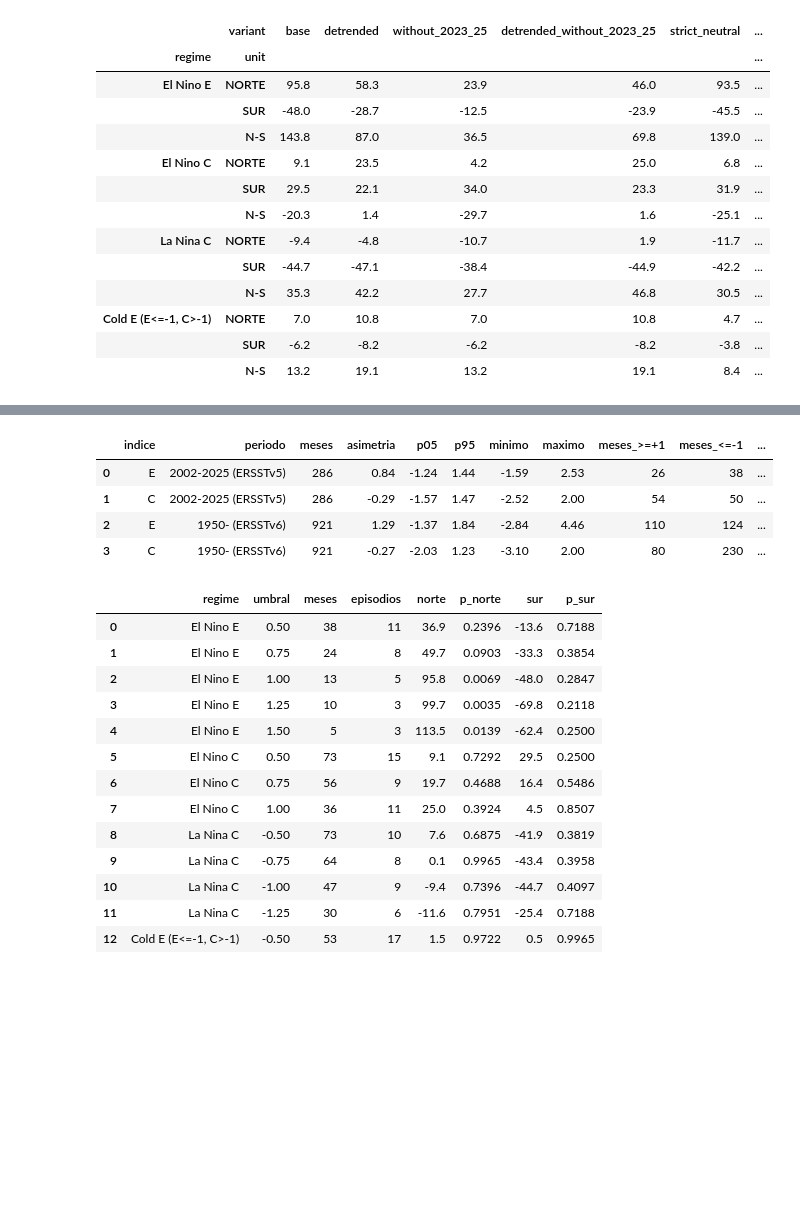
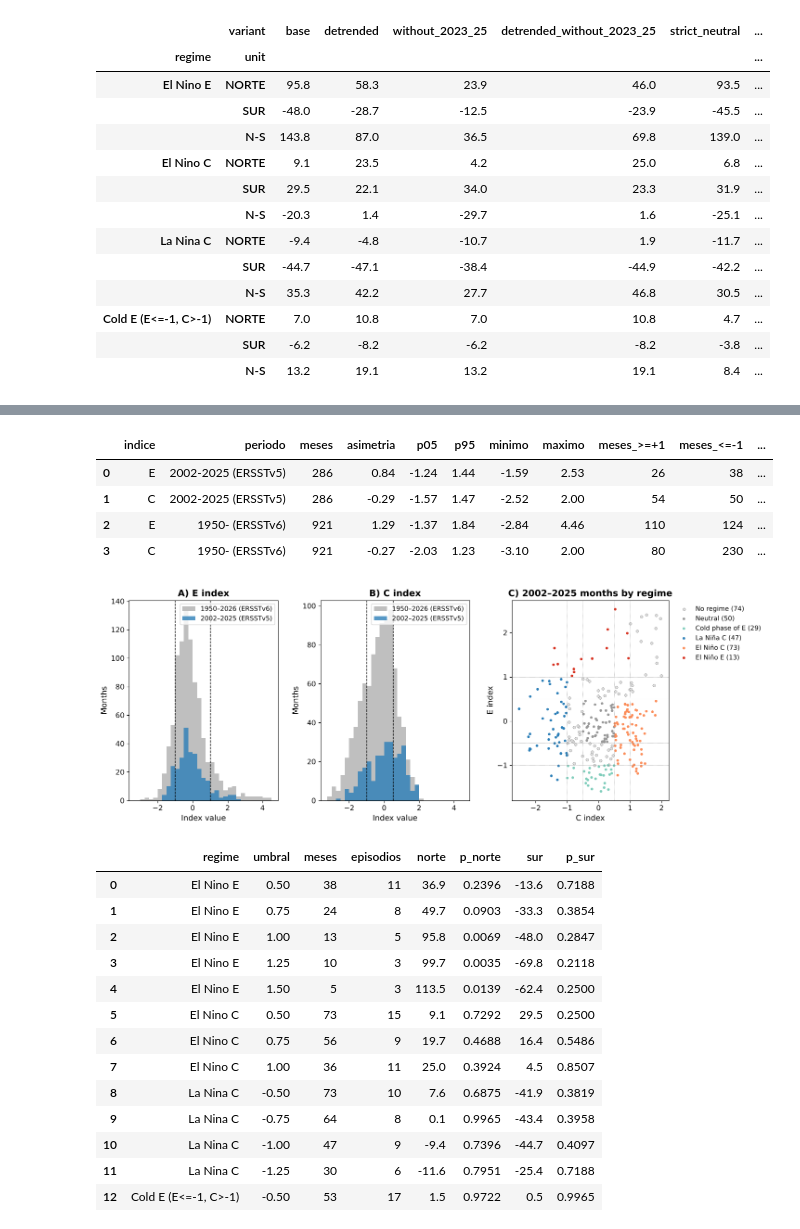
Before and after one commit to jnolorbe/hydrology-peru, a Jupyter notebook: notebooks/03_GRACE_TWS_Composites_by_Asymmetric_ENSO_Regimes.ipynb, the cells around one changed output, grey strips where cells are left out. Cells and saved outputs as stored; diff of their text form; code cells hidden in the pictures; blank space fills up the shorter version.

```diff
--- a/notebooks/03_GRACE_TWS_Composites_by_Asymmetric_ENSO_Regimes.ipynb
+++ b/notebooks/03_GRACE_TWS_Composites_by_Asymmetric_ENSO_Regimes.ipynb
@@ -676,5 +673,5 @@ grandes; C tiene la **cola fría larga** (las La Niña fuertes) y sus valores po
 # %%
-# ── Funciones comunes del repositorio (notebooks/comun.py) ─────────────────────
+# ── Shared repository functions (notebooks/comun.py) ───────────────────────────
 import sys, os, importlib
 sys.path.insert(0, os.path.join(REPO_NAME, 'notebooks'))
 import comun; importlib.reload(comun)
@@ -687,43 +684,44 @@ display(dist.round(2))
 v5 = cargar_ec(REPO_NAME, 'v5').loc['2002':'2025'].dropna()
 v6 = cargar_ec(REPO_NAME, 'v6')
 fig = plt.figure(figsize=(15, 5.6))
 gs = fig.add_gridspec(1, 3, width_ratios=[1, 1, 1.05], wspace=0.28)
-for k, (col6, nombre, umbrales) in enumerate((('e_index', 'Índice E', (1.0, -1.0)), ('c_index', 'Índice C', (0.5, -1.0)))):
+for k, (col6, name, thresholds) in enumerate((('e_index', 'E index', (1.0, -1.0)), ('c_index', 'C index', (0.5, -1.0)))):
     ax = fig.add_subplot(gs[0, k])
     bins = np.arange(-3.25, 4.75, 0.25)
     ax.hist(v6[col6], bins=bins, color='0.75', label='1950–2026 (ERSSTv6)')
     ax.hist(v5[col6.replace('e_index', 'E_index').replace('c_index', 'C_index')], bins=bins, color='#2c7fb8',
             alpha=0.8, label='2002–2025 (ERSSTv5)')
-    for u in umbrales:
+    for u in thresholds:
         ax.axvline(u, color='black', ls='--', lw=1)
-    ax.set_title(f'{"AB"[k]}) {nombre}', fontsize=14, fontweight='bold')
-    ax.set_xlabel('Valor del índice', fontsize=12); ax.set_ylabel('Meses', fontsize=12)
+    ax.set_title(f'{"AB"[k]}) {name}', fontsize=14, fontweight='bold')
+    ax.set_xlabel('Index value', fontsize=12); ax.set_ylabel('Months', fontsize=12)
     ax.tick_params(labelsize=11); ax.legend(fontsize=10)
 ax = fig.add_subplot(gs[0, 2])
 E, C = v5['E_index'].values, v5['C_index'].values
 lab = etiquetas_regimen(E, C)
-estilos = {0: ('Neutro', '0.6'), 1: ('El Niño E', '#d7301f'), 2: ('El Niño C', '#fc8d59'),
-           3: ('La Niña C', '#2c7fb8'), 4: ('Fase fría de E', '#7fcdbb'), -1: ('Sin régimen', '0.88')}
+styles = {0: ('Neutral', '0.6'), 1: ('El Niño E', '#d7301f'), 2: ('El Niño C', '#fc8d59'),
+          3: ('La Niña C', '#2c7fb8'), 4: ('Cold phase of E', '#7fcdbb'), -1: ('No regime', '0.88')}
 for k in (-1, 0, 4, 3, 2, 1):
     m = lab == k
-    ax.scatter(C[m], E[m], s=16, color=estilos[k][1], edgecolor='0.3' if k == -1 else 'none', lw=0.3,
-               label=f'{estilos[k][0]} ({m.sum()})')
+    ax.scatter(C[m], E[m], s=16, color=styles[k][1], edgecolor='0.3' if k == -1 else 'none', lw=0.3,
+               label=f'{styles[k][0]} ({m.sum()})')
 for x in (0.5, -0.5, 1.0, -1.0):
     ax.axvline(x, color='0.5', lw=0.6, ls=':')
 for y in (0.5, -0.5, 1.0, -1.0):
     ax.axhline(y, color='0.5', lw=0.6, ls=':')
-ax.set_xlabel('Índice C', fontsize=12); ax.set_ylabel('Índice E', fontsize=12)
-ax.set_title('C) Meses de 2002–2025 por régimen', fontsize=14, fontweight='bold')
+ax.set_xlabel('C index', fontsize=12); ax.set_ylabel('E index', fontsize=12)
+ax.set_title('C) 2002–2025 months by regime', fontsize=14, fontweight='bold')
 ax.tick_params(labelsize=11); ax.legend(fontsize=10, loc='upper left', bbox_to_anchor=(1.02, 1.0), frameon=False)
 if globals().get('OUT_FIG'):
     plt.savefig(OUT_FIG, dpi=200, bbox_inches='tight')
 plt.show()
 # %% [output]
 |  | indice | periodo | meses | asimetria | p05 | p95 | minimo | maximo | meses_>=+1 | meses_<=-1 | ... |
 | 0 | E | 2002-2025 (ERSSTv5) | 286 | 0.84 | -1.24 | 1.44 | -1.59 | 2.53 | 26 | 38 | ... |
 | 1 | C | 2002-2025 (ERSSTv5) | 286 | -0.29 | -1.57 | 1.47 | -2.52 | 2.00 | 54 | 50 | ... |
 | 2 | E | 1950- (ERSSTv6) | 921 | 1.29 | -1.37 | 1.84 | -2.84 | 4.46 | 110 | 124 | ... |
 | 3 | C | 1950- (ERSSTv6) | 921 | -0.27 | -2.03 | 1.23 | -3.10 | 2.00 | 80 | 230 | ... |
+[figure, added]
 # %%
 umb = sensibilidad_umbrales(REPO_NAME)
 umb.to_csv(os.path.join(DERIV, 'regime_threshold_sensitivity.csv'), index=False)
```
Also changed, not shown: parts of 17 cells of this notebook, 8 other files.
